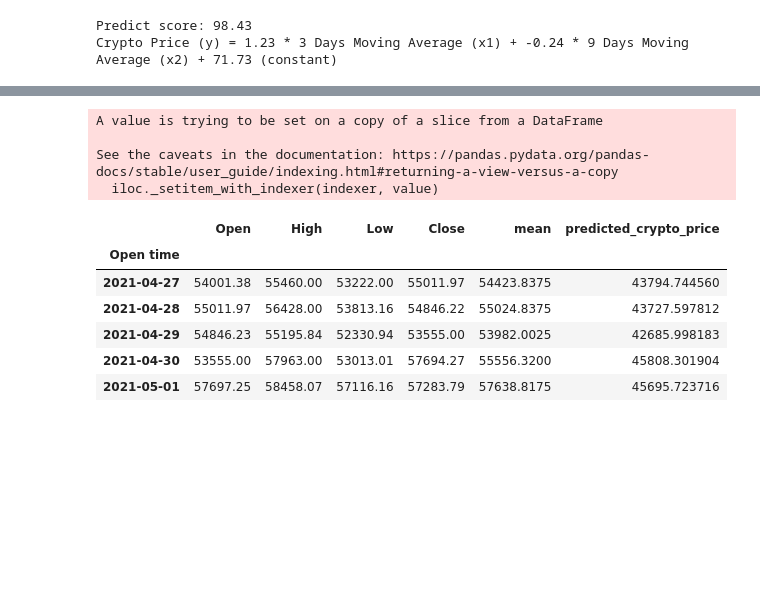
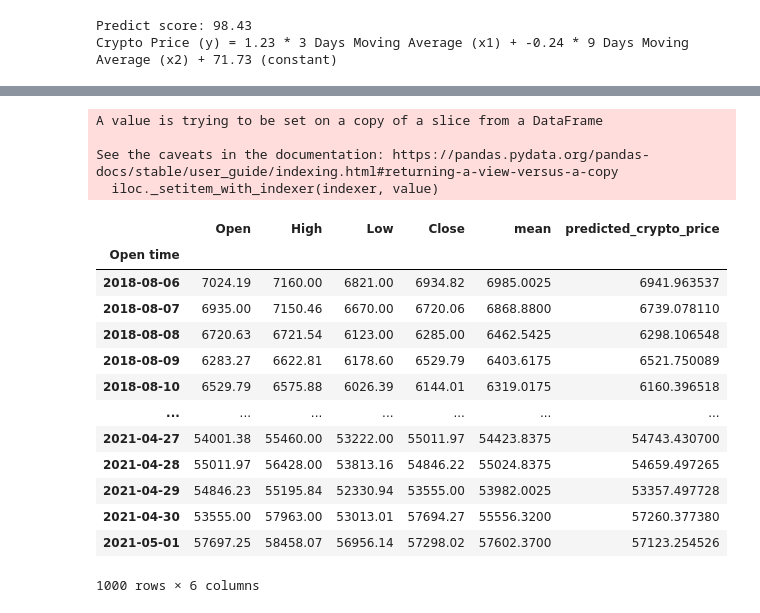
Before and after one commit to Adam-Palacz/crypto_ml, a Jupyter notebook: crypto_ml.ipynb, the cells around one changed output, grey strips where cells are left out. Saved outputs shown, nothing was run; the diff lists cells and outputs as text; code cells hidden in the pictures; blank space fills up the shorter version.

```diff
--- a/crypto_ml.ipynb
+++ b/crypto_ml.ipynb
@@ -166,7 +165,8 @@ mean_predict = historical_price[['Open', 'High', 'Low', 'Close']].copy()
 mean_predict['mean'] = 0
 
 for i in range(len(mean_predict)):
-    mean_predict['mean'].iloc[i] = mean_predict.iloc[i].mean()
+    mean_predict['mean'].iloc[i] = mean_predict.iloc[i,:4].mean()
+
 mean_predict['next_day_price'] = mean_predict['mean'].shift(-1)
 mean_predict = mean_predict.dropna()
 
@@ -221,27 +221,33 @@ Predict score: 99.69
 # %%
 mean_predict = historical_price.copy()
 
 mean_predict = mean_predict.iloc[:,0:4]
 mean_predict['mean'] = 0
 
 for i in range(len(mean_predict)):
     mean_predict['mean'].iloc[i] = mean_predict.iloc[i,:4].mean()
 
-mean_predict = mean_predict.dropna()
 mean_predict['predicted_crypto_price'] = model.predict(mean_predict[['Open', 'High', 'Low', 'Close']])
-mean_predict.tail()
+mean_predict
 # %% [output]
 A value is trying to be set on a copy of a slice from a DataFrame
 
 See the caveats in the documentation: https://pandas.pydata.org/pandas-docs/stable/user_guide/indexing.html#returning-a-view-versus-a-copy
   iloc._setitem_with_indexer(indexer, value)
 |  | Open | High | Low | Close | mean | predicted_crypto_price |
 | Open time |  |  |  |  |  |  |
-| 2021-04-27 | 54001.38 | 55460.00 | 53222.00 | 55011.97 | 54423.8375 | 43794.744560 |
-| 2021-04-28 | 55011.97 | 56428.00 | 53813.16 | 54846.22 | 55024.8375 | 43727.597812 |
-| 2021-04-29 | 54846.23 | 55195.84 | 52330.94 | 53555.00 | 53982.0025 | 42685.998183 |
-| 2021-04-30 | 53555.00 | 57963.00 | 53013.01 | 57694.27 | 55556.3200 | 45808.301904 |
-| 2021-05-01 | 57697.25 | 58458.07 | 57116.16 | 57283.79 | 57638.8175 | 45695.723716 |
+| 2018-08-06 | 7024.19 | 7160.00 | 6821.00 | 6934.82 | 6985.0025 | 6941.963537 |
+| 2018-08-07 | 6935.00 | 7150.46 | 6670.00 | 6720.06 | 6868.8800 | 6739.078110 |
+| 2018-08-08 | 6720.63 | 6721.54 | 6123.00 | 6285.00 | 6462.5425 | 6298.106548 |
+| 2018-08-09 | 6283.27 | 6622.81 | 6178.60 | 6529.79 | 6403.6175 | 6521.750089 |
+| 2018-08-10 | 6529.79 | 6575.88 | 6026.39 | 6144.01 | 6319.0175 | 6160.396518 |
+| ... | ... | ... | ... | ... | ... | ... |
+| 2021-04-27 | 54001.38 | 55460.00 | 53222.00 | 55011.97 | 54423.8375 | 54743.430700 |
+| 2021-04-28 | 55011.97 | 56428.00 | 53813.16 | 54846.22 | 55024.8375 | 54659.497265 |
+| 2021-04-29 | 54846.23 | 55195.84 | 52330.94 | 53555.00 | 53982.0025 | 53357.497728 |
+| 2021-04-30 | 53555.00 | 57963.00 | 53013.01 | 57694.27 | 55556.3200 | 57260.377380 |
+| 2021-05-01 | 57697.25 | 58458.07 | 56956.14 | 57298.02 | 57602.3700 | 57123.254526 |
+1000 rows × 6 columns
 # %%
 close_predict.tail()
 # %% [output]
```
Also changed, not shown: parts of 22 cells of this notebook.
